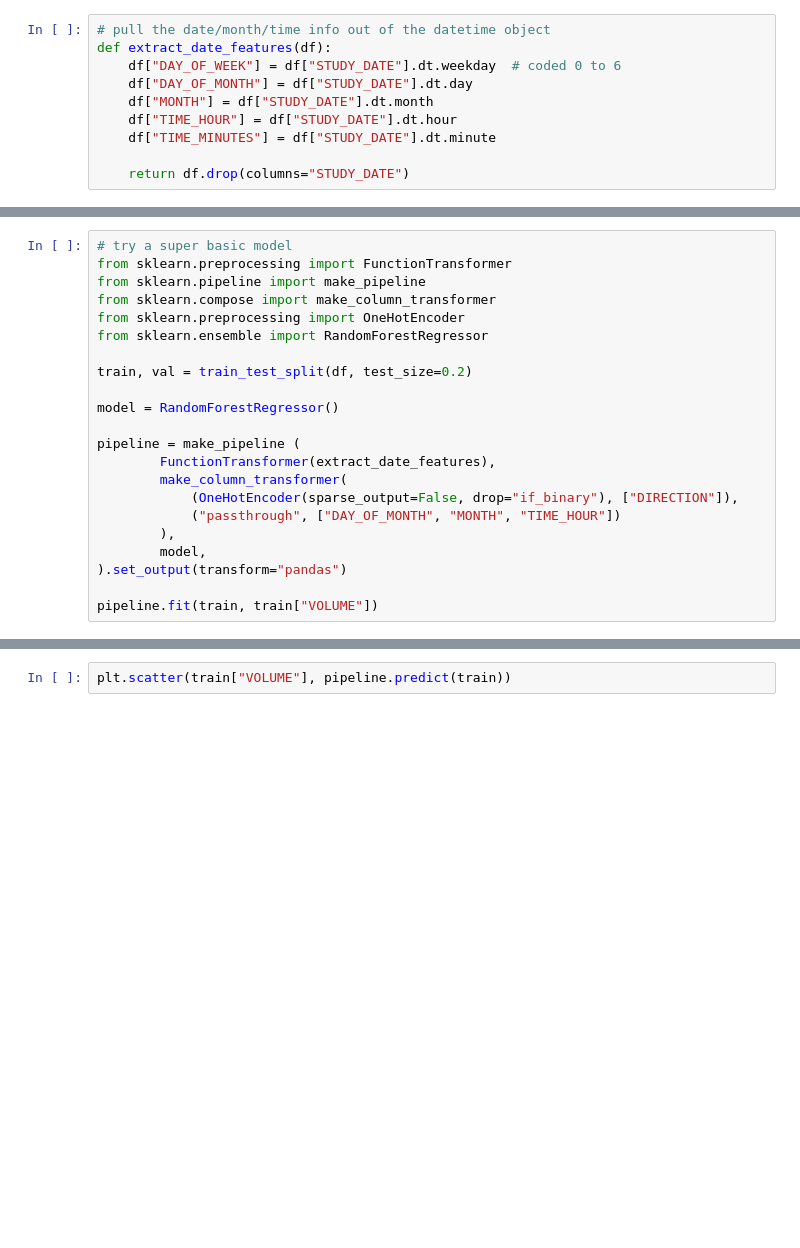
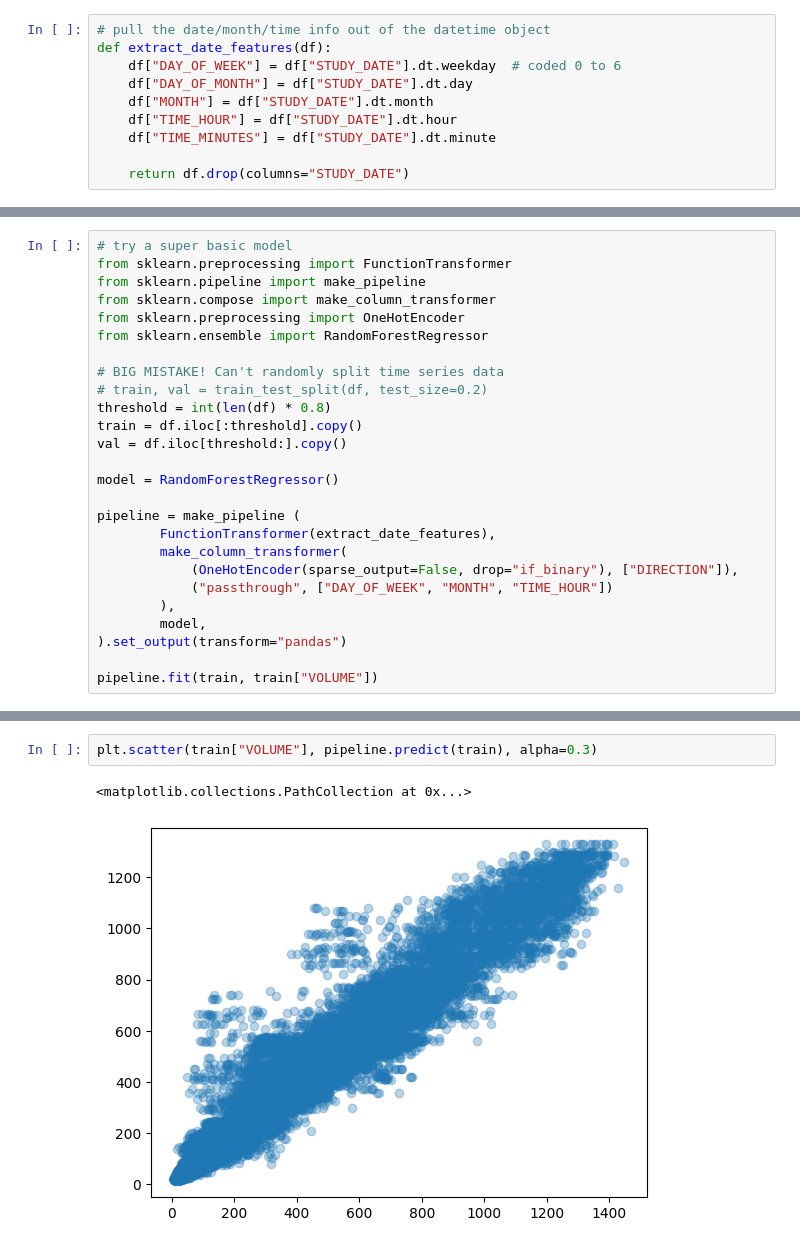
Before and after one commit to mru-data3464/w26, a Jupyter notebook: demo_code/11_images/timeseries_example.ipynb, the cells around one changed output, grey strips where cells are left out. Drawn from its saved outputs; the diff is of its cells as text; blank space fills up the shorter version.

```diff
--- a/demo_code/11_images/timeseries_example.ipynb
+++ b/demo_code/11_images/timeseries_example.ipynb
@@ -39,7 +56,11 @@ from sklearn.compose import make_column_transformer
 from sklearn.preprocessing import OneHotEncoder
 from sklearn.ensemble import RandomForestRegressor
 
-train, val = train_test_split(df, test_size=0.2)
+# BIG MISTAKE! Can't randomly split time series data
+# train, val = train_test_split(df, test_size=0.2)
+threshold = int(len(df) * 0.8)
+train = df.iloc[:threshold].copy()
+val = df.iloc[threshold:].copy()
 
 model = RandomForestRegressor()
 
@@ -47,7 +68,7 @@ pipeline = make_pipeline (
         FunctionTransformer(extract_date_features),
         make_column_transformer(
             (OneHotEncoder(sparse_output=False, drop="if_binary"), ["DIRECTION"]),
-            ("passthrough", ["DAY_OF_MONTH", "MONTH", "TIME_HOUR"])
+            ("passthrough", ["DAY_OF_WEEK", "MONTH", "TIME_HOUR"])
         ),
         model,
 ).set_output(transform="pandas")
@@ -58,5 +105,8 @@ pipeline[:-1].transform(train)
 # %%
-plt.scatter(train["VOLUME"], pipeline.predict(train))
+plt.scatter(train["VOLUME"], pipeline.predict(train), alpha=0.3)
+# %% [output]
+<matplotlib.collections.PathCollection at 0x...>
+[figure, added]
 # %%
 # test on validation data
 y_est = pipeline.predict(val)
```
Also changed, not shown: parts of 7 cells of this notebook.
